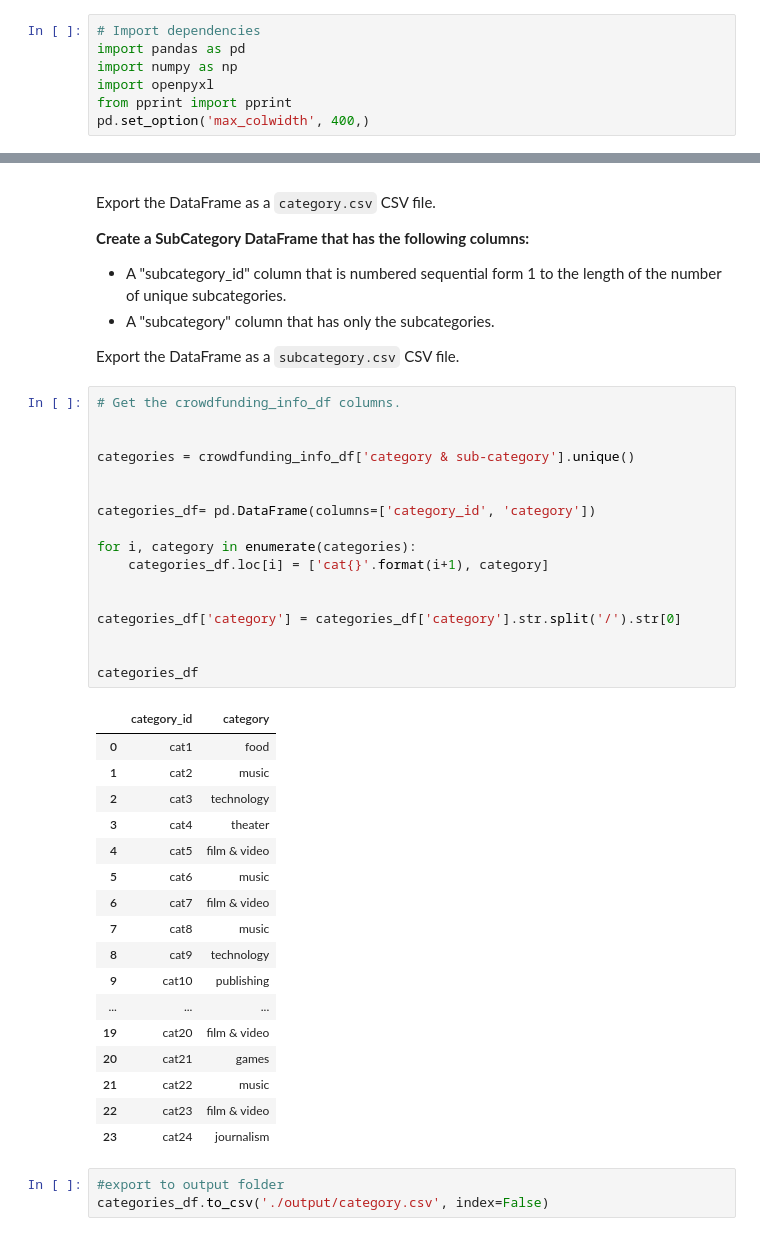
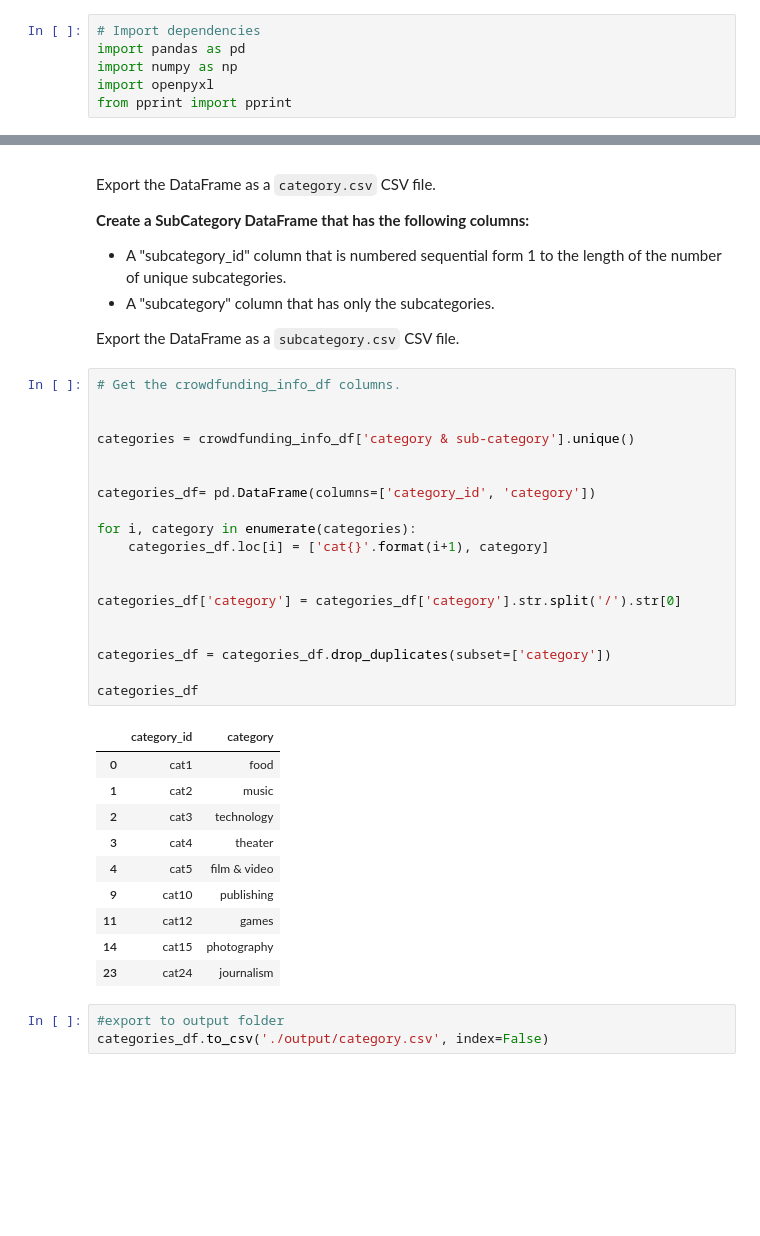
Before and after one commit to 32012178/Project_2, a Jupyter notebook: ETL_Mini_Project_Starter_Code.ipynb, the cells around one changed output, grey strips where cells are left out. Saved outputs shown, nothing was run; the diff lists cells and outputs as text; blank space fills up the shorter version.

```diff
--- a/ETL_Mini_Project_Starter_Code.ipynb
+++ b/ETL_Mini_Project_Starter_Code.ipynb
@@ -4,7 +4,6 @@ import pandas as pd
 import numpy as np
 import openpyxl
 from pprint import pprint
-pd.set_option('max_colwidth', 400,)
 # %% [markdown]
 ### Extract the crowdfunding.xlsx Data
 # %%
@@ -56,37 +55,32 @@ Export the DataFrame as a `subcategory.csv` CSV file.
 # %%
 # Get the crowdfunding_info_df columns.
 
 
 categories = crowdfunding_info_df['category & sub-category'].unique()
 
 
 categories_df= pd.DataFrame(columns=['category_id', 'category'])
 
 for i, category in enumerate(categories):
     categories_df.loc[i] = ['cat{}'.format(i+1), category]
 
 
 categories_df['category'] = categories_df['category'].str.split('/').str[0]
 
 
+categories_df = categories_df.drop_duplicates(subset=['category'])
+
 categories_df
 # %% [output]
 |  | category_id | category |
 | 0 | cat1 | food |
 | 1 | cat2 | music |
 | 2 | cat3 | technology |
 | 3 | cat4 | theater |
 | 4 | cat5 | film & video |
-| 5 | cat6 | music |
-| 6 | cat7 | film & video |
-| 7 | cat8 | music |
-| 8 | cat9 | technology |
 | 9 | cat10 | publishing |
-| ... | ... | ... |
-| 19 | cat20 | film & video |
-| 20 | cat21 | games |
-| 21 | cat22 | music |
-| 22 | cat23 | film & video |
+| 11 | cat12 | games |
+| 14 | cat15 | photography |
 | 23 | cat24 | journalism |
 # %%
 #export to output folder
```
Also changed, not shown: parts of 3 cells of this notebook, 2 other files.
